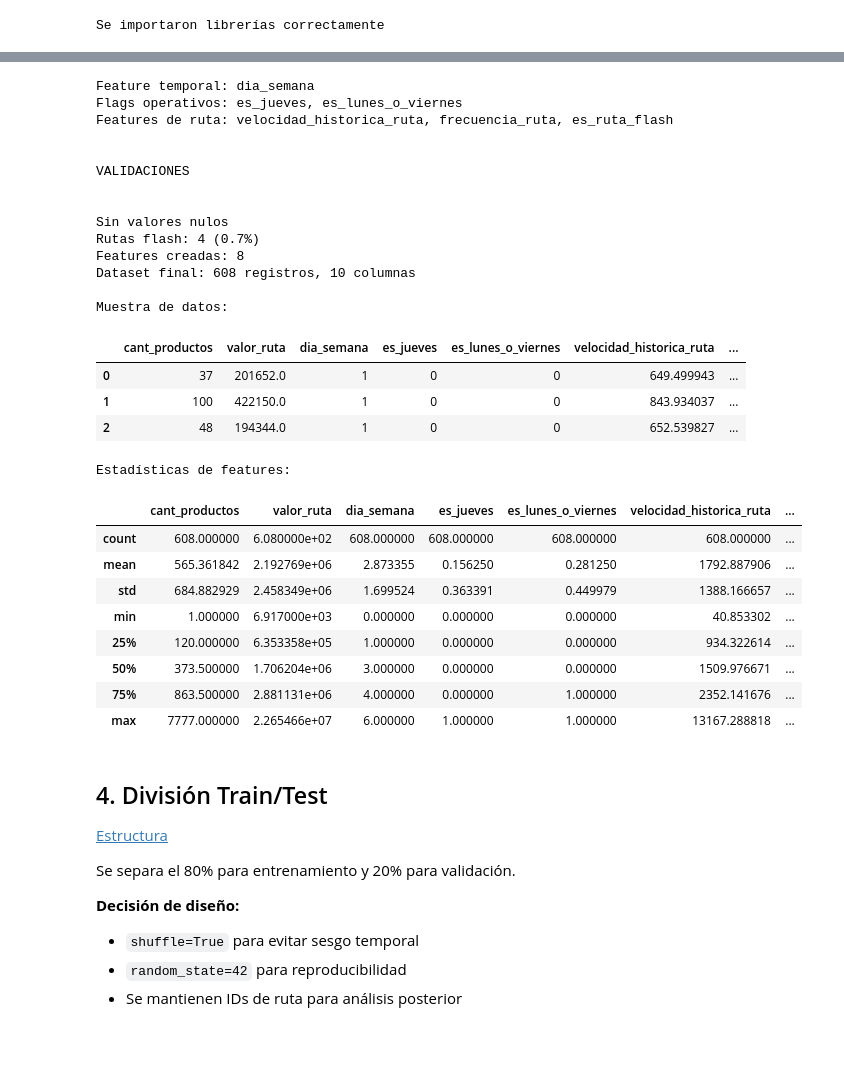
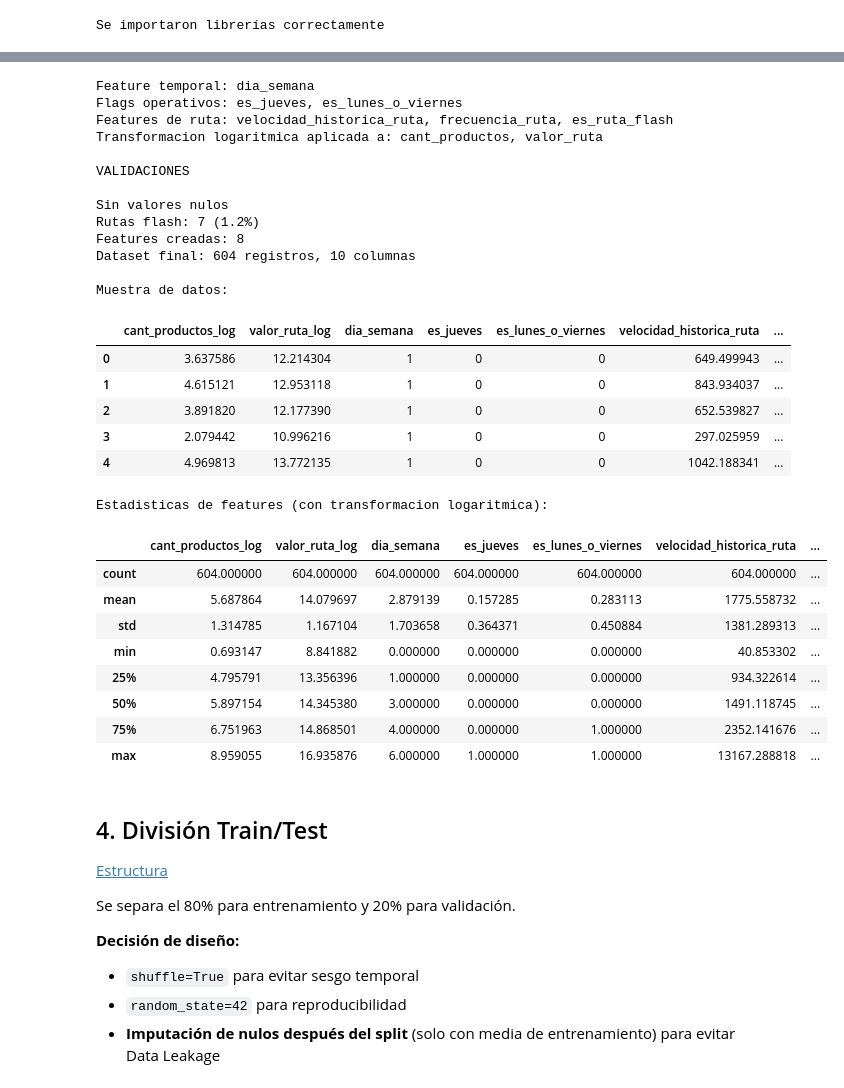
Before and after one commit to pixel-phy/optimizacion_despachos, a Jupyter notebook: notebooks/02_machine_learning.ipynb, the cells around one changed output, grey strips where cells are left out. Saved outputs shown, nothing was run; the diff lists cells and outputs as text; code cells hidden in the pictures; blank space fills up the shorter version.

```diff
--- a/notebooks/02_machine_learning.ipynb
+++ b/notebooks/02_machine_learning.ipynb
@@ -121,11 +137,10 @@ Se transforman los datos crudos en características que alimentarán los modelos
 # %%
-
-# Features temporales
+# Features temporales (datos que recibe el modelo para predecir resultados)
 df_clean['dia_semana'] = df_clean['fecha'].dt.dayofweek  # 0=Lunes, 6=Domingo
 print("Feature temporal: dia_semana")
 
 # Flags operativos basados en EDA
-df_clean['es_jueves'] = (df_clean['dia_semana'] == 3).astype(int)  # Jueves = 3
+df_clean['es_jueves'] = (df_clean['dia_semana'] == 3).astype(int)
 df_clean['es_lunes_o_viernes'] = (df_clean['dia_semana'].isin([0, 4])).astype(int)
 print("Flags operativos: es_jueves, es_lunes_o_viernes")
 
@@ -135,17 +150,23 @@ ruta_stats = df_clean.groupby('id_ruta').agg(
     frecuencia_ruta=('id_ruta', 'count')
 ).reset_index()
 
-# Identificar rutas flash (velocidad > 10,000 prod/h)
-ruta_stats['es_ruta_flash'] = (ruta_stats['velocidad_historica_ruta'] > 10000).astype(int)
+# Identificar rutas flash (velocidad > 5,000 prod/h)
+ruta_stats['es_ruta_flash'] = (ruta_stats['velocidad_historica_ruta'] > 5000).astype(int)
 print("Features de ruta: velocidad_historica_ruta, frecuencia_ruta, es_ruta_flash")
 
 # Merge con dataset principal
 df_model = df_clean.merge(ruta_stats, on='id_ruta', how='left')
 
-# Selección de features y target
+# Aplicar transformacion logaritmica a variables asimetricas
+df_model['cant_productos_log'] = np.log1p(df_model['cant_productos'])
+df_model['valor_ruta_log'] = np.log1p(df_model['valor_ruta'])
+
+print("Transformacion logaritmica aplicada a: cant_productos, valor_ruta")
+
+# Seleccion de features y target
 feature_cols = [
-    'cant_productos',
-    'valor_ruta',
+    'cant_productos_log',
+    'valor_ruta_log',
     'dia_semana',
     'es_jueves',
     'es_lunes_o_viernes',
@@ -160,62 +181,58 @@ target_col = 'tiempo_preparacion_minutos'
 df_features = df_model[feature_cols + [target_col, 'id_ruta']].copy()
 
 # Validaciones post-feature engineering
-print("\n")
-print("VALIDACIONES")
-print("\n")
+print("\nVALIDACIONES\n")
 
-# Verificar valores nulos
 nulos = df_features[feature_cols + [target_col]].isnull().sum()
 if nulos.sum() > 0:
     print("Valores nulos detectados:")
     print(nulos[nulos > 0])
-    # Imputar con la media para columnas numéricas
-    for col in nulos[nulos > 0].index:
-        df_features[col] = df_features[col].fillna(df_features[col].mean())
-    print("Valores nulos imputados con la media")
+    print("\nNOTA: La imputacion se realizara DESPUES del train/test split")
+    print("      usando exclusivamente la media del conjunto de entrenamiento")
+    print("      para evitar Data Leakage.")
 else:
     print("Sin valores nulos")
 
-# Verificar distribución de rutas flash
 flash_count = df_features['es_ruta_flash'].sum()
 print(f"Rutas flash: {flash_count} ({flash_count/len(df_features)*100:.1f}%)")
 print(f"Features creadas: {len(feature_cols)}")
 print(f"Dataset final: {df_features.shape[0]:,} registros, {df_features.shape[1]} columnas")
 
 print("\nMuestra de datos:")
-display(df_features.head(3))
+display(df_features.head(5))
 
-print("\nEstadísticas de features:")
+print("\nEstadisticas de features (con transformacion logaritmica):")
 display(df_features[feature_cols].describe())
 # %% [output]
 Feature temporal: dia_semana
 Flags operativos: es_jueves, es_lunes_o_viernes
 Features de ruta: velocidad_historica_ruta, frecuencia_ruta, es_ruta_flash
-
+Transformacion logaritmica aplicada a: cant_productos, valor_ruta
 
 VALIDACIONES
 
-
 Sin valores nulos
-Rutas flash: 4 (0.7%)
+Rutas flash: 7 (1.2%)
 Features creadas: 8
-Dataset final: 608 registros, 10 columnas
+Dataset final: 604 registros, 10 columnas
 
 Muestra de datos:
-|  | cant_productos | valor_ruta | dia_semana | es_jueves | es_lunes_o_viernes | velocidad_historica_ruta | ... |
-| 0 | 37 | 201652.0 | 1 | 0 | 0 | 649.499943 | ... |
-| 1 | 100 | 422150.0 | 1 | 0 | 0 | 843.934037 | ... |
-| 2 | 48 | 194344.0 | 1 | 0 | 0 | 652.539827 | ... |
+|  | cant_productos_log | valor_ruta_log | dia_semana | es_jueves | es_lunes_o_viernes | velocidad_historica_ruta | ... |
+| 0 | 3.637586 | 12.214304 | 1 | 0 | 0 | 649.499943 | ... |
+| 1 | 4.615121 | 12.953118 | 1 | 0 | 0 | 843.934037 | ... |
+| 2 | 3.891820 | 12.177390 | 1 | 0 | 0 | 652.539827 | ... |
+| 3 | 2.079442 | 10.996216 | 1 | 0 | 0 | 297.025959 | ... |
+| 4 | 4.969813 | 13.772135 | 1 | 0 | 0 | 1042.188341 | ... |
-Estadísticas de features:
+Estadisticas de features (con transformacion logaritmica):
-|  | cant_productos | valor_ruta | dia_semana | es_jueves | es_lunes_o_viernes | velocidad_historica_ruta | ... |
-| count | 608.000000 | 6.080000e+02 | 608.000000 | 608.000000 | 608.000000 | 608.000000 | ... |
-| mean | 565.361842 | 2.192769e+06 | 2.873355 | 0.156250 | 0.281250 | 1792.887906 | ... |
-| std | 684.882929 | 2.458349e+06 | 1.699524 | 0.363391 | 0.449979 | 1388.166657 | ... |
-| min | 1.000000 | 6.917000e+03 | 0.000000 | 0.000000 | 0.000000 | 40.853302 | ... |
-| 25% | 120.000000 | 6.353358e+05 | 1.000000 | 0.000000 | 0.000000 | 934.322614 | ... |
-| 50% | 373.500000 | 1.706204e+06 | 3.000000 | 0.000000 | 0.000000 | 1509.976671 | ... |
-| 75% | 863.500000 | 2.881131e+06 | 4.000000 | 0.000000 | 1.000000 | 2352.141676 | ... |
-| max | 7777.000000 | 2.265466e+07 | 6.000000 | 1.000000 | 1.000000 | 13167.288818 | ... |
+|  | cant_productos_log | valor_ruta_log | dia_semana | es_jueves | es_lunes_o_viernes | velocidad_historica_ruta | ... |
+| count | 604.000000 | 604.000000 | 604.000000 | 604.000000 | 604.000000 | 604.000000 | ... |
+| mean | 5.687864 | 14.079697 | 2.879139 | 0.157285 | 0.283113 | 1775.558732 | ... |
+| std | 1.314785 | 1.167104 | 1.703658 | 0.364371 | 0.450884 | 1381.289313 | ... |
+| min | 0.693147 | 8.841882 | 0.000000 | 0.000000 | 0.000000 | 40.853302 | ... |
+| 25% | 4.795791 | 13.356396 | 1.000000 | 0.000000 | 0.000000 | 934.322614 | ... |
+| 50% | 5.897154 | 14.345380 | 3.000000 | 0.000000 | 0.000000 | 1491.118745 | ... |
+| 75% | 6.751963 | 14.868501 | 4.000000 | 0.000000 | 1.000000 | 2352.141676 | ... |
+| max | 8.959055 | 16.935876 | 6.000000 | 1.000000 | 1.000000 | 13167.288818 | ... |
 # %% [markdown]
 ## 4. División Train/Test <a id='traintest'></a>
 [Estructura](#estructura)
@@ -225,5 +242,5 @@ Se separa el 80% para entrenamiento y 20% para validación.
 **Decisión de diseño:**
 - `shuffle=True` para evitar sesgo temporal
 - `random_state=42` para reproducibilidad
-- Se mantienen IDs de ruta para análisis posterior
+- **Imputación de nulos después del split** (solo con media de entrenamiento) para evitar Data Leakage
 # %%
```
Also changed, not shown: parts of 24 cells of this notebook, 17 other files.
